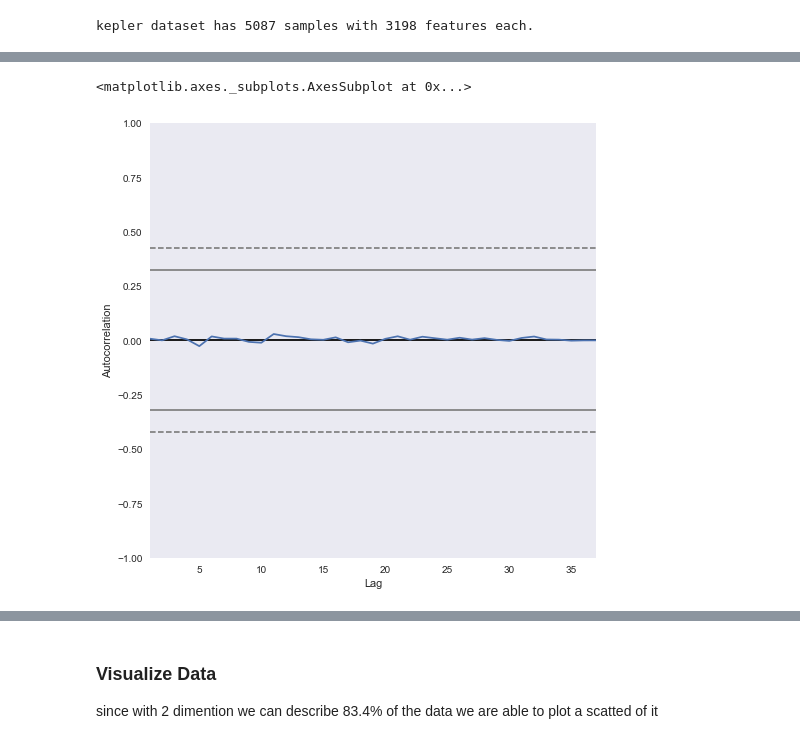
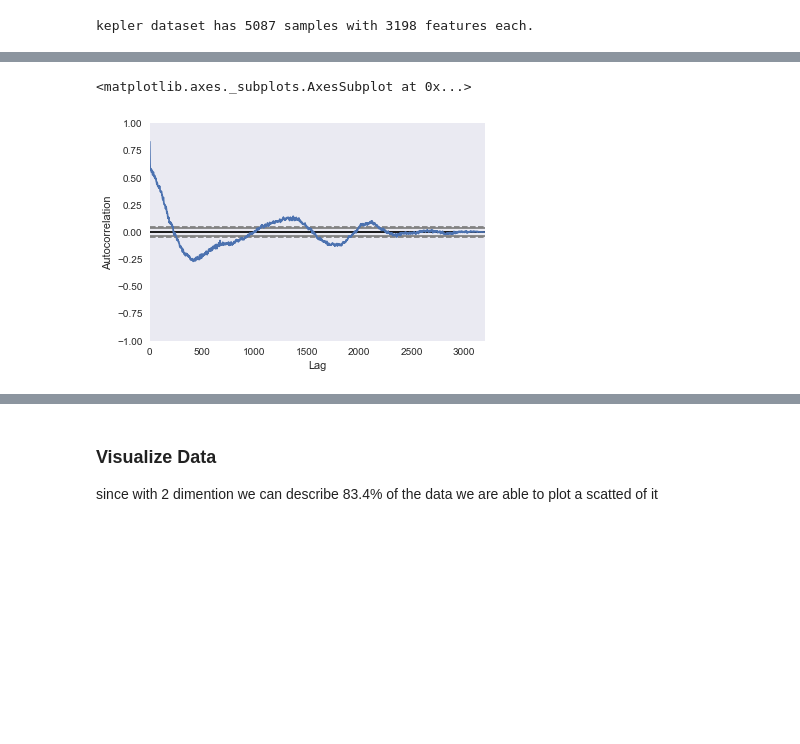
Before and after one commit to Drea1989/Kepler-discovery, a Jupyter notebook: capstone_project.ipynb, the cells around one changed output, grey strips where cells are left out. Cells and saved outputs as stored; diff of their text form; code cells hidden in the pictures; blank space fills up the shorter version.

```diff
--- a/capstone_project.ipynb
+++ b/capstone_project.ipynb
@@ -85 +100,6 @@ display(log_data[labels ==1].head())
+# %%
+autocorrelation_plot(data.loc[37])
+# %% [output]
+<matplotlib.axes._subplots.AxesSubplot at 0x...>
+[figure, added]
 # %%
@@ -91,7 +110,0 @@ for i in range(3):
-# %%
-from pandas.tools.plotting import autocorrelation_plot
-fig = plt.figure(figsize=(8,8))
-autocorrelation_plot(log_data[:37])
-# %% [output]
-<matplotlib.axes._subplots.AxesSubplot at 0x...>
-[figure, removed]
```
Also changed, not shown: parts of 41 cells of this notebook, 1 other file.
